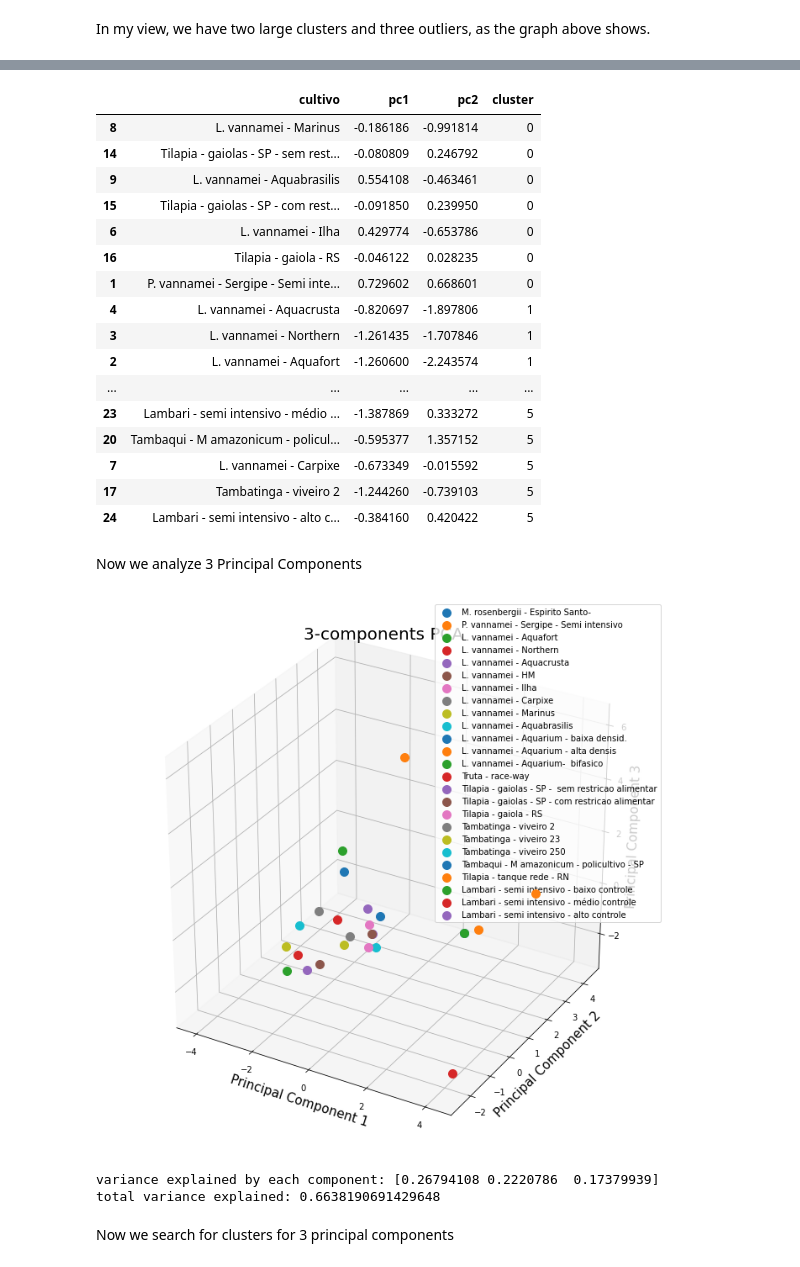
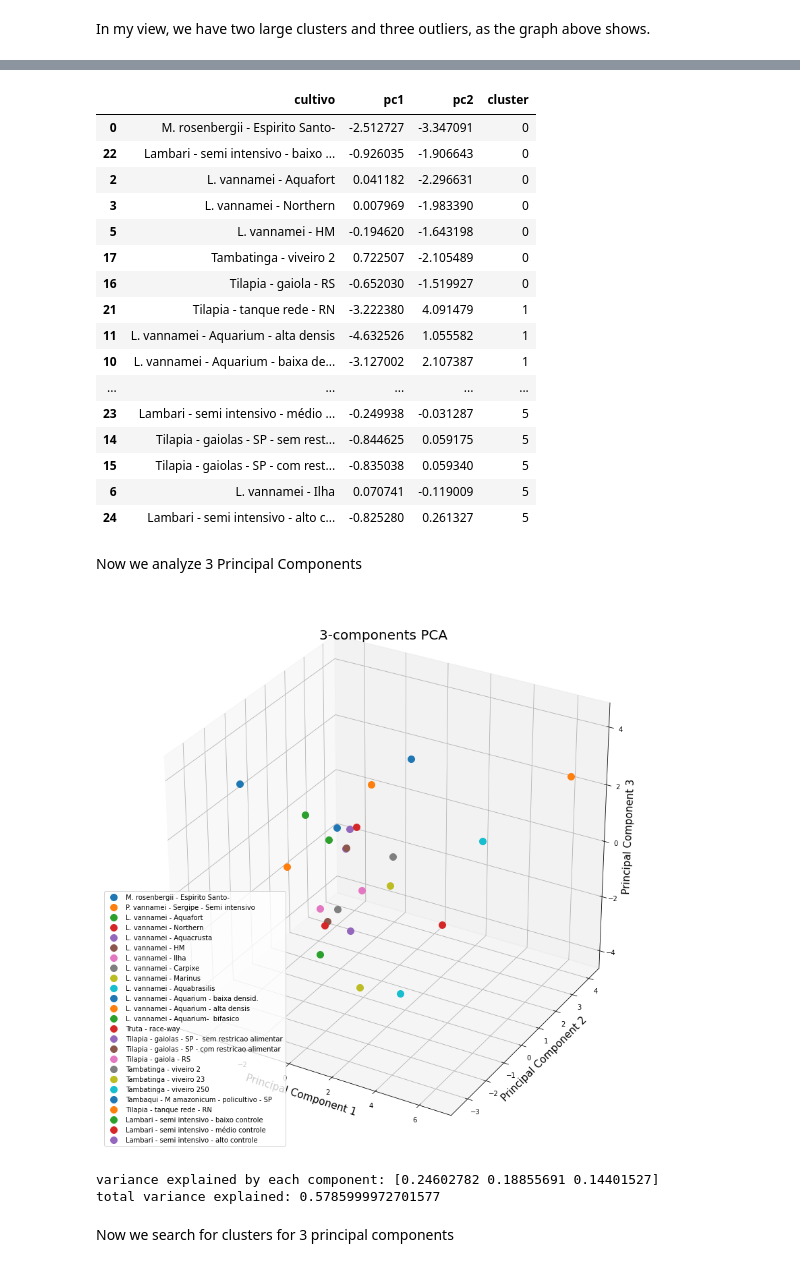
Before and after one commit to christianadriano/PCA_AquacultureSystem, a Jupyter notebook: PCA_KMeans_SocialEconomic_All.ipynb, the cells around one changed output, grey strips where cells are left out. Cells and saved outputs as stored; diff of their text form; code cells hidden in the pictures.

```diff
--- a/PCA_KMeans_SocialEconomic_All.ipynb
+++ b/PCA_KMeans_SocialEconomic_All.ipynb
@@ -34,8 +34,8 @@ print(df1)
 [13 rows x 50 columns]
 # %%
 column_names = df1.columns
-#Select fatores Sociais
-feature_names = [name for name in column_names if name.startswith("S")]
+#Select fatores Sociais e Economicos
+feature_names = [name for name in column_names if( name.startswith("S")|name.startswith("E"))]
 
 #feature_names = list(df.columns["E1_RRLII":"E13_DM"])
 #print(feature_names)
@@ -62,8 +62,8 @@ df2 = pd.read_csv(io.StringIO(uploaded2['dados_relativizados_centralizados_pisci
 #print(df2)
 
 column_names = df2.columns
-#Select fatores Sociais
-feature_names = [name for name in column_names if name.startswith("S")]
+#Select fatores Sociais e Economicos
+feature_names = [name for name in column_names if( name.startswith("S")|name.startswith("E"))]
 
 #feature_names = list(df.columns["E1_RRLII":"E13_DM"])
 #print(feature_names)
@@ -399,22 +404,22 @@ df1= df_clustering.assign(cluster=pd.Series(model.labels_).values)
 df1.sort_values(by='cluster')
 # %% [output]
 |  | cultivo | pc1 | pc2 | cluster |
-| 8 | L. vannamei - Marinus | -0.186186 | -0.991814 | 0 |
-| 14 | Tilapia - gaiolas - SP - sem rest... | -0.080809 | 0.246792 | 0 |
-| 9 | L. vannamei - Aquabrasilis | 0.554108 | -0.463461 | 0 |
-| 15 | Tilapia - gaiolas - SP - com rest... | -0.091850 | 0.239950 | 0 |
-| 6 | L. vannamei - Ilha | 0.429774 | -0.653786 | 0 |
-| 16 | Tilapia - gaiola - RS | -0.046122 | 0.028235 | 0 |
-| 1 | P. vannamei - Sergipe - Semi inte... | 0.729602 | 0.668601 | 0 |
-| 4 | L. vannamei - Aquacrusta | -0.820697 | -1.897806 | 1 |
-| 3 | L. vannamei - Northern | -1.261435 | -1.707846 | 1 |
-| 2 | L. vannamei - Aquafort | -1.260600 | -2.243574 | 1 |
+| 0 | M. rosenbergii - Espirito Santo- | -2.512727 | -3.347091 | 0 |
+| 22 | Lambari - semi intensivo - baixo ... | -0.926035 | -1.906643 | 0 |
+| 2 | L. vannamei - Aquafort | 0.041182 | -2.296631 | 0 |
+| 3 | L. vannamei - Northern | 0.007969 | -1.983390 | 0 |
+| 5 | L. vannamei - HM | -0.194620 | -1.643198 | 0 |
+| 17 | Tambatinga - viveiro 2 | 0.722507 | -2.105489 | 0 |
+| 16 | Tilapia - gaiola - RS | -0.652030 | -1.519927 | 0 |
+| 21 | Tilapia - tanque rede - RN | -3.222380 | 4.091479 | 1 |
+| 11 | L. vannamei - Aquarium - alta densis | -4.632526 | 1.055582 | 1 |
+| 10 | L. vannamei - Aquarium - baixa de... | -3.127002 | 2.107387 | 1 |
 | ... | ... | ... | ... | ... |
-| 23 | Lambari - semi intensivo - médio ... | -1.387869 | 0.333272 | 5 |
-| 20 | Tambaqui - M amazonicum - policul... | -0.595377 | 1.357152 | 5 |
-| 7 | L. vannamei - Carpixe | -0.673349 | -0.015592 | 5 |
-| 17 | Tambatinga - viveiro 2 | -1.244260 | -0.739103 | 5 |
-| 24 | Lambari - semi intensivo - alto c... | -0.384160 | 0.420422 | 5 |
+| 23 | Lambari - semi intensivo - médio ... | -0.249938 | -0.031287 | 5 |
+| 14 | Tilapia - gaiolas - SP - sem rest... | -0.844625 | 0.059175 | 5 |
+| 15 | Tilapia - gaiolas - SP - com rest... | -0.835038 | 0.059340 | 5 |
+| 6 | L. vannamei - Ilha | 0.070741 | -0.119009 | 5 |
+| 24 | Lambari - semi intensivo - alto c... | -0.825280 | 0.261327 | 5 |
 # %% [markdown]
 Now we analyze 3 Principal Components
 # %%
@@ -442,34 +447,34 @@ df_clustering = pd.DataFrame({'cultivo': targets,  'pc1':list(principalComponent
 # %%
 #Visualize results of PCA in Three Dimensions
 import matplotlib.pyplot as plt
 from mpl_toolkits.mplot3d import Axes3D
 
-fig = plt.figure(figsize = (12,12))
+fig = plt.figure(figsize = (15,15))
 ax = fig.add_subplot(111, projection='3d')
 ax.set_xlabel('Principal Component 1', fontsize = 15)
 ax.set_ylabel('Principal Component 2', fontsize = 15)
 ax.set_zlabel('Principal Component 3', fontsize = 15)
 ax.set_title('3-components PCA', fontsize = 20)
 targets = df_cultivo['cultivo'].to_numpy()
 
 for target in targets:
     indicesToKeep = finalDf['cultivo'] == target
     x = finalDf.loc[indicesToKeep, 'principal component 1']
     y = finalDf.loc[indicesToKeep, 'principal component 2']
     z = finalDf.loc[indicesToKeep, 'principal component 3']
     ax.scatter(x,y,z,s = 100)
 
 ax.legend(targets)
 ax.grid()
 # %% [output]
-[figure, old version]
+[figure, new version]
 # %%
 variance_list =pca.explained_variance_ratio_
 print("variance explained by each component:", variance_list)
 print("total variance explained:", sum(variance_list))
 # %% [output]
-variance explained by each component: [0.26794108 0.2220786  0.17379939]
-total variance explained: 0.6638190691429648
+variance explained by each component: [0.24602782 0.18855691 0.14401527]
+total variance explained: 0.5785999972701577
 # %% [markdown]
 Now we search for clusters for 3 principal components
 # %%
```
Also changed, not shown: parts of 22 cells of this notebook.
